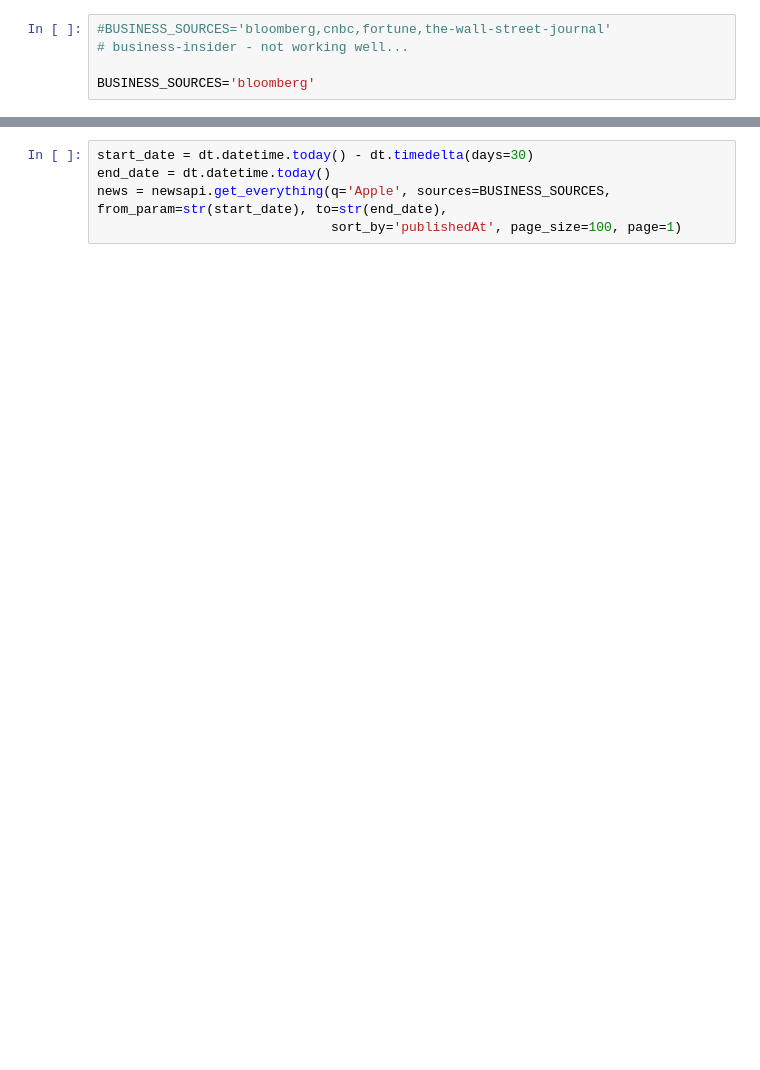
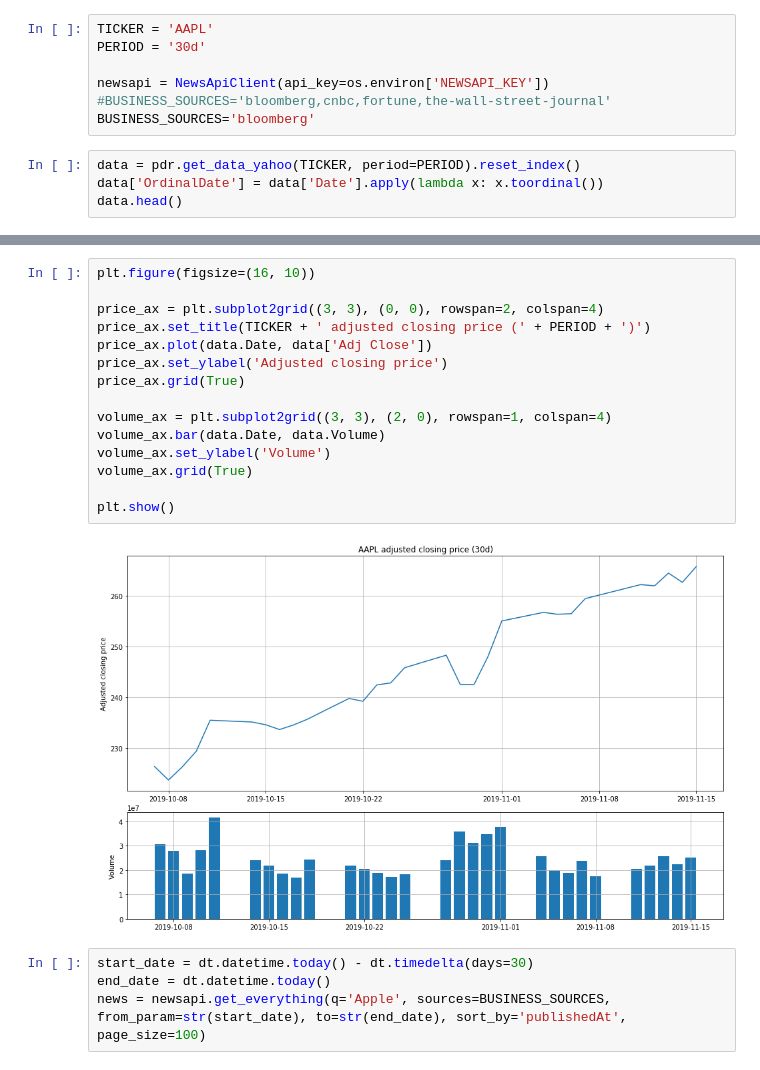
Before and after one commit to sixprime/market_sentiment_analysis, a Jupyter notebook: market_sentiment_analysis.ipynb, the cells around one changed output, grey strips where cells are left out. Cells and saved outputs as stored; diff of their text form; blank space fills up the shorter version.

```diff
--- a/market_sentiment_analysis.ipynb
+++ b/market_sentiment_analysis.ipynb
@@ -10,5 +25,11 @@ newsapi = NewsApiClient(api_key=os.environ['NEWSAPI_KEY'])
 # %%
+TICKER = 'AAPL'
+PERIOD = '30d'
+
+newsapi = NewsApiClient(api_key=os.environ['NEWSAPI_KEY'])
 #BUSINESS_SOURCES='bloomberg,cnbc,fortune,the-wall-street-journal'
-# business-insider - not working well...
-
 BUSINESS_SOURCES='bloomberg'
+# %%
+data = pdr.get_data_yahoo(TICKER, period=PERIOD).reset_index()
+data['OrdinalDate'] = data['Date'].apply(lambda x: x.toordinal())
+data.head()
@@ -15,5 +44,21 @@ BUSINESS_SOURCES='bloomberg'
+# %%
+plt.figure(figsize=(16, 10))
+
+price_ax = plt.subplot2grid((3, 3), (0, 0), rowspan=2, colspan=4)
+price_ax.set_title(TICKER + ' adjusted closing price (' + PERIOD + ')')
+price_ax.plot(data.Date, data['Adj Close'])
+price_ax.set_ylabel('Adjusted closing price')
+price_ax.grid(True)
+
+volume_ax = plt.subplot2grid((3, 3), (2, 0), rowspan=1, colspan=4)
+volume_ax.bar(data.Date, data.Volume)
+volume_ax.set_ylabel('Volume')
+volume_ax.grid(True)
+
+plt.show()
+# %% [output]
+[figure, added]
 # %%
 start_date = dt.datetime.today() - dt.timedelta(days=30)
 end_date = dt.datetime.today()
-news = newsapi.get_everything(q='Apple', sources=BUSINESS_SOURCES, from_param=str(start_date), to=str(end_date),
-                              sort_by='publishedAt', page_size=100, page=1)
+news = newsapi.get_everything(q='Apple', sources=BUSINESS_SOURCES, from_param=str(start_date), to=str(end_date), sort_by='publishedAt', page_size=100)
```
Also changed, not shown: parts of 10 cells of this notebook, 2 other files.
